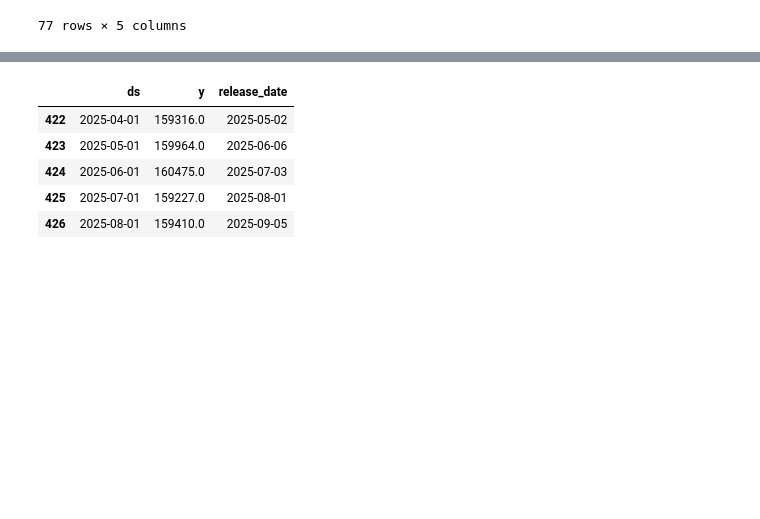
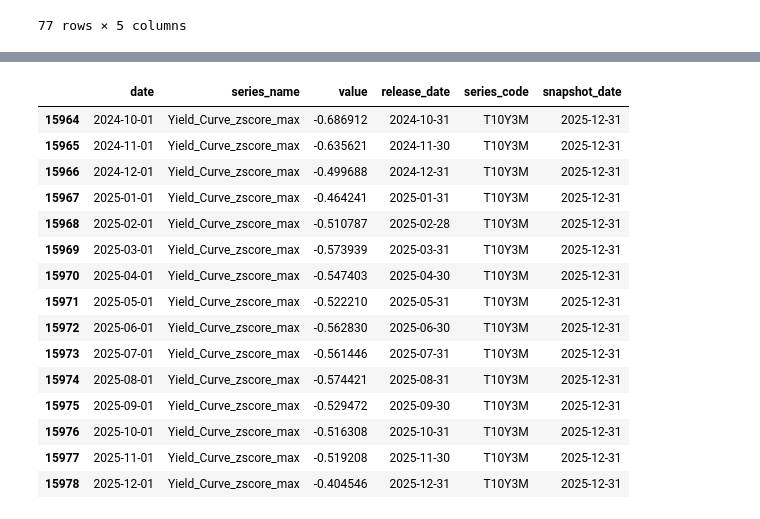
Before and after one commit to dhruvk1432/NFP_Predictor, a Jupyter notebook: tester.ipynb, the cells around one changed output, grey strips where cells are left out. Cells and saved outputs as stored; diff of their text form; code cells hidden in the pictures; blank space fills up the shorter version.

Commit message:
only exogenous data used in model

```diff
--- a/tester.ipynb
+++ b/tester.ipynb
@@ -596,10 +592,20 @@ df.tail(100)
 # %%
-df2 = pd.read_parquet("data/NFP_target/y_nsa_first_release.parquet")
-df2.tail(5)
+df2 = pd.read_parquet("data/Exogenous_data/master_snapshots/decades/2020s/2025/2025-12.parquet")
+df2.tail(15)
 # %% [output]
-|  | ds | y | release_date |
-| 422 | 2025-04-01 | 159316.0 | 2025-05-02 |
-| 423 | 2025-05-01 | 159964.0 | 2025-06-06 |
-| 424 | 2025-06-01 | 160475.0 | 2025-07-03 |
-| 425 | 2025-07-01 | 159227.0 | 2025-08-01 |
-| 426 | 2025-08-01 | 159410.0 | 2025-09-05 |
+|  | date | series_name | value | release_date | series_code | snapshot_date |
+| 15964 | 2024-10-01 | Yield_Curve_zscore_max | -0.686912 | 2024-10-31 | T10Y3M | 2025-12-31 |
+| 15965 | 2024-11-01 | Yield_Curve_zscore_max | -0.635621 | 2024-11-30 | T10Y3M | 2025-12-31 |
+| 15966 | 2024-12-01 | Yield_Curve_zscore_max | -0.499688 | 2024-12-31 | T10Y3M | 2025-12-31 |
+| 15967 | 2025-01-01 | Yield_Curve_zscore_max | -0.464241 | 2025-01-31 | T10Y3M | 2025-12-31 |
+| 15968 | 2025-02-01 | Yield_Curve_zscore_max | -0.510787 | 2025-02-28 | T10Y3M | 2025-12-31 |
+| 15969 | 2025-03-01 | Yield_Curve_zscore_max | -0.573939 | 2025-03-31 | T10Y3M | 2025-12-31 |
+| 15970 | 2025-04-01 | Yield_Curve_zscore_max | -0.547403 | 2025-04-30 | T10Y3M | 2025-12-31 |
+| 15971 | 2025-05-01 | Yield_Curve_zscore_max | -0.522210 | 2025-05-31 | T10Y3M | 2025-12-31 |
+| 15972 | 2025-06-01 | Yield_Curve_zscore_max | -0.562830 | 2025-06-30 | T10Y3M | 2025-12-31 |
+| 15973 | 2025-07-01 | Yield_Curve_zscore_max | -0.561446 | 2025-07-31 | T10Y3M | 2025-12-31 |
+| 15974 | 2025-08-01 | Yield_Curve_zscore_max | -0.574421 | 2025-08-31 | T10Y3M | 2025-12-31 |
+| 15975 | 2025-09-01 | Yield_Curve_zscore_max | -0.529472 | 2025-09-30 | T10Y3M | 2025-12-31 |
+| 15976 | 2025-10-01 | Yield_Curve_zscore_max | -0.516308 | 2025-10-31 | T10Y3M | 2025-12-31 |
+| 15977 | 2025-11-01 | Yield_Curve_zscore_max | -0.519208 | 2025-11-30 | T10Y3M | 2025-12-31 |
+| 15978 | 2025-12-01 | Yield_Curve_zscore_max | -0.404546 | 2025-12-31 | T10Y3M | 2025-12-31 |
```
Also changed, not shown: parts of 3 cells of this notebook, 8 other files.
